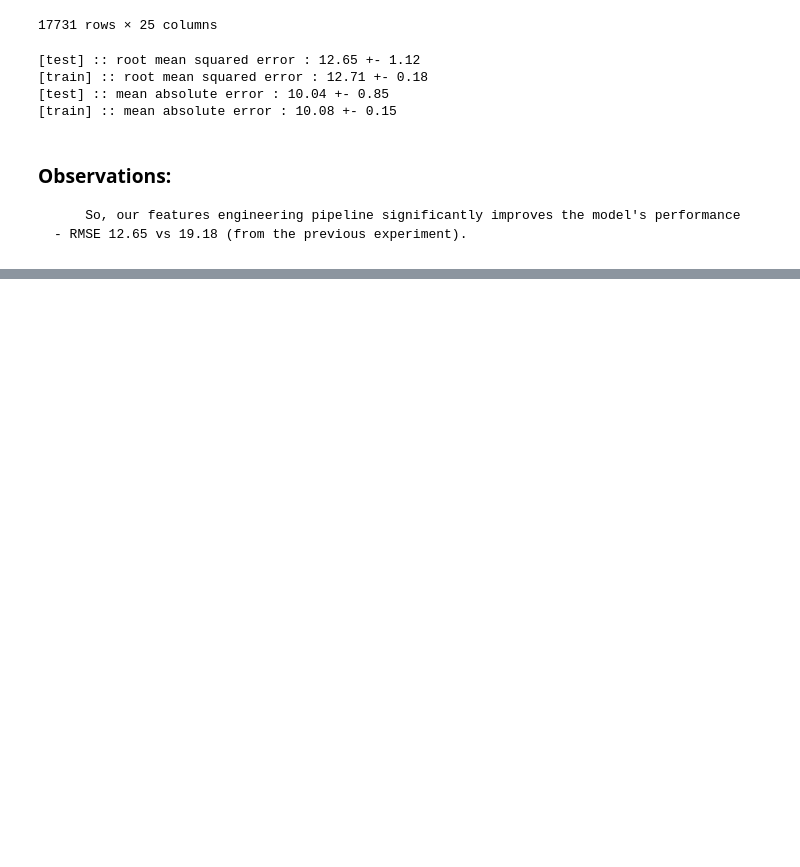
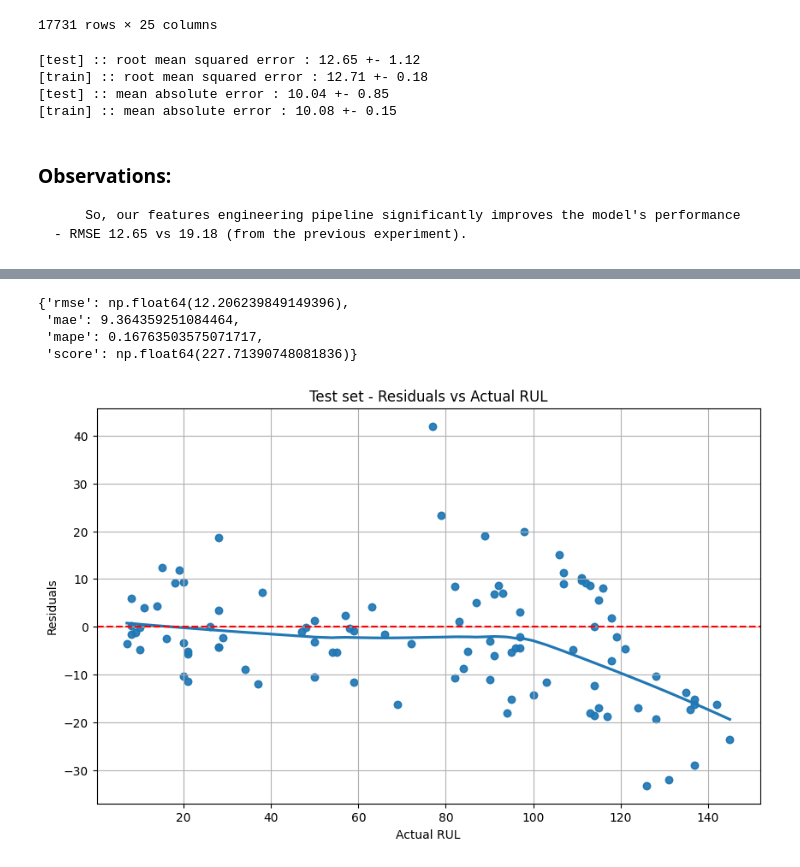
Before and after one commit to AmanSah17/Turbofan-Engine-Remaining_Useful_Life, a Jupyter notebook: 04_predict_rul_with_ml.ipynb, the cells around one changed output, grey strips where cells are left out. Cells and saved outputs as stored; diff of their text form; code cells hidden in the pictures; blank space fills up the shorter version.

```diff
--- a/04_predict_rul_with_ml.ipynb
+++ b/04_predict_rul_with_ml.ipynb
@@ -625,0 +796,3 @@ cv_res = evaluate(
+# %%
+SELECTED_FEATURES = ftr_importance_agg["feature"].iloc[:-6].values
+SELECTED_FEATURES
@@ -625,0 +804,22 @@ cv_res = evaluate(
+# %%
+ngb_base = DecisionTreeRegressor(
+    criterion="friedman_mse", max_depth=5, max_features=0.8, min_samples_leaf=50
+)
+ngb = NGBRegressor(
+    Dist=Poisson,
+    Base=ngb_base,
+    learning_rate=0.01,
+    col_sample=0.8,
+    minibatch_frac=0.5,
+    n_estimators=400,
+    verbose=False,
+)
+
+cv_res = evaluate(
+    ngb,
+    X=X_train[SELECTED_FEATURES][y_train > 0].values,
+    y=y_train[y_train > 0],
+    groups=train_units_df[y_train > 0]["unit"],
+    cv=CustomGroupKFold(n_splits=4),
+    n_jobs=4,
+)
@@ -625,0 +834,2 @@ cv_res = evaluate(
+# %%
+ngb.fit(X_train[SELECTED_FEATURES][y_train > 0].values, y_train[y_train > 0])
@@ -625,0 +842,13 @@ cv_res = evaluate(
+# %%
+test_long_h_fts = features_long_h_pipe.transform(test)
+test_short_h_fts = features_short_h_pipe.transform(test)
+
+test_ftrs = test_long_h_fts.merge(
+    test_short_h_fts, how="inner", right_index=True, left_index=True
+)
+test_ftrs.index = test_ftrs.index.set_names(["unit", "time_cycles"])
+
+X_test = test_ftrs.reset_index().drop(columns=["unit"])
+test_units = test_ftrs.index.to_frame(index=False)
+
+print("test_ftrs: ", test_ftrs.shape)
@@ -625,0 +871,10 @@ cv_res = evaluate(
+# %%
+test_model(
+    ngb, X_test[SELECTED_FEATURES], test_units["unit"], test_rul, plot_figures=True
+)
+# %% [output]
+{'rmse': np.float64(12.206239849149396),
+ 'mae': 9.364359251084464,
+ 'mape': 0.16763503575071717,
+ 'score': np.float64(227.71390748081836)}
+[figure, added]
```
Also changed, not shown: parts of 22 cells of this notebook.
